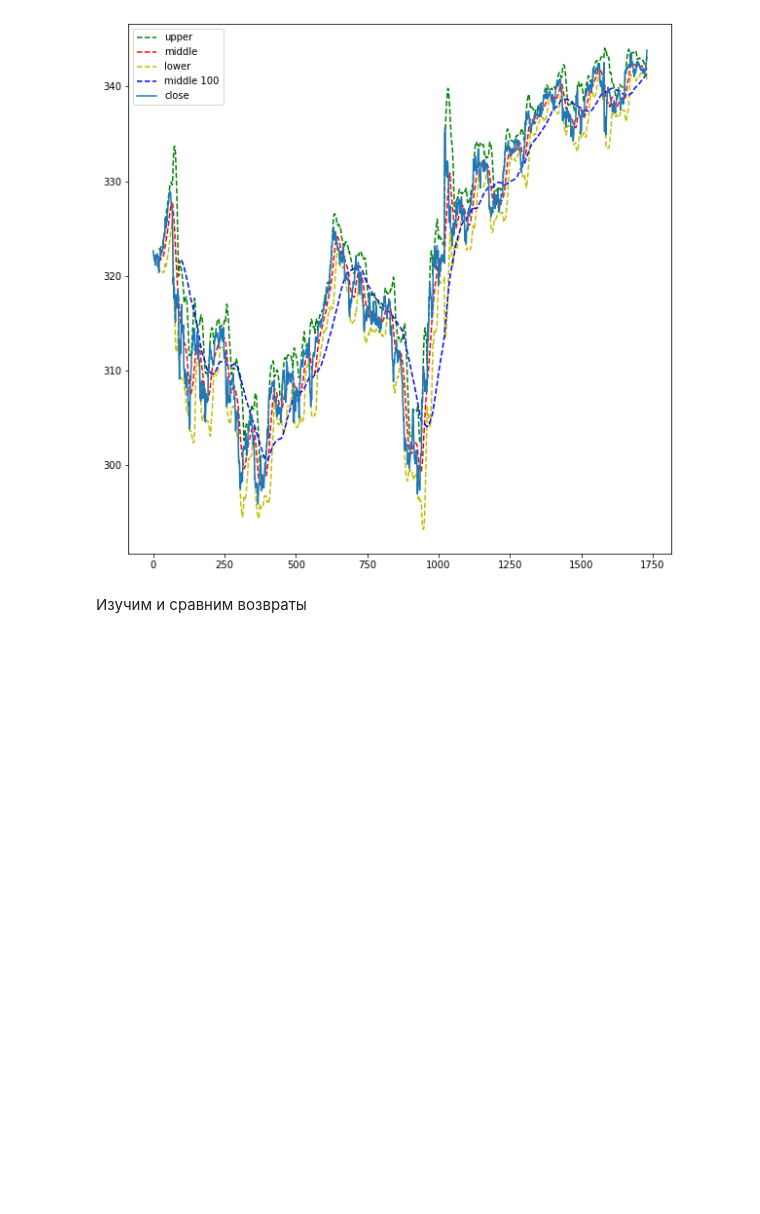
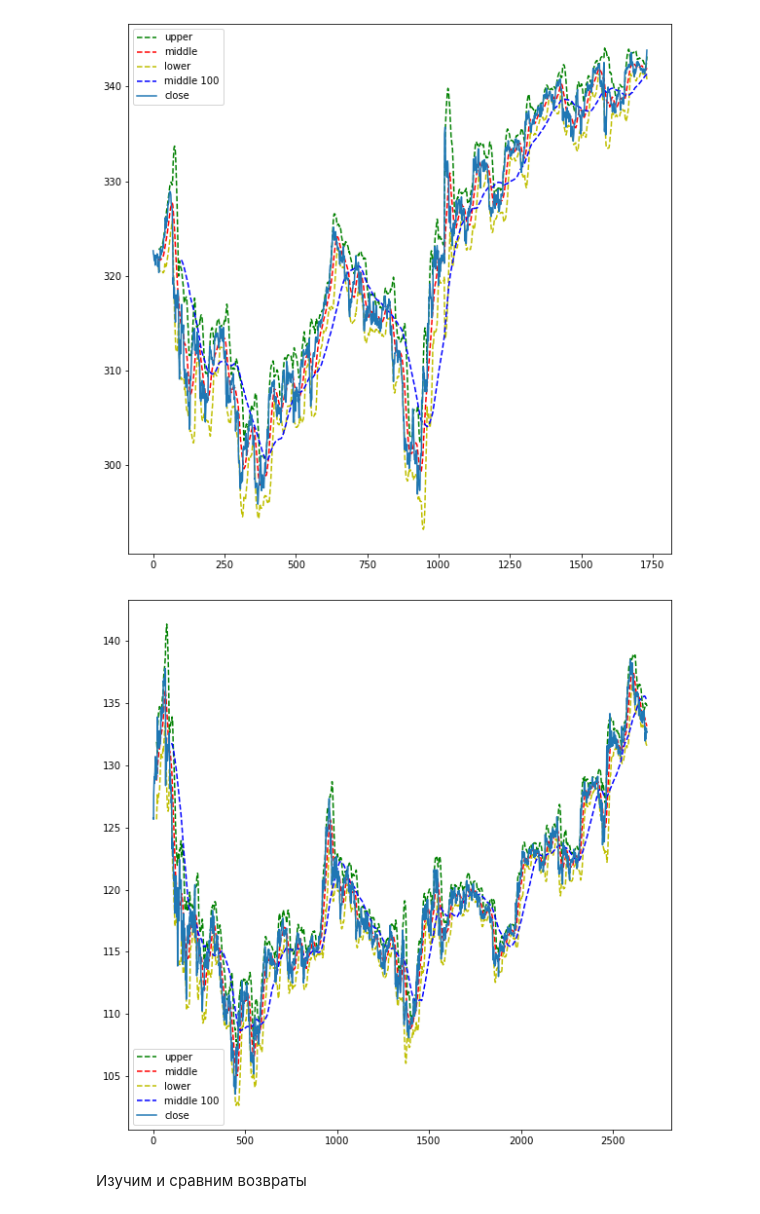
Before and after one commit to ssstoyanov-hse/statistical-analysis, a Jupyter notebook: HW10/HW 10 Stanislav Stoianov.ipynb, the cells around one changed output. Saved outputs shown, nothing was run; the diff lists cells and outputs as text; code cells hidden in the pictures; blank space fills up the shorter version.

```diff
--- a/HW10/HW 10 Stanislav Stoianov.ipynb
+++ b/HW10/HW 10 Stanislav Stoianov.ipynb
@@ -232,6 +264,21 @@ plt.legend()
 plt.show()
 # %% [output]
 [figure]
+# %%
+apple['middle_band'] = apple['<CLOSE>'].rolling(window=20).mean()
+apple['middle_band_100'] = apple['<CLOSE>'].rolling(window=100).mean()
+apple['upper_band'] = apple['<CLOSE>'].rolling(window=20).mean() + apple['<CLOSE>'].rolling(window=20).std()*2
+apple['lower_band'] = apple['<CLOSE>'].rolling(window=20).mean() - apple['<CLOSE>'].rolling(window=20).std()*2
+plt.figure(figsize=(10,10))
+plt.plot(apple['upper_band'], 'g--', label="upper")
+plt.plot(apple['middle_band'], 'r--', label="middle")
+plt.plot(apple['lower_band'], 'y--', label="lower")
+plt.plot(apple['middle_band_100'], 'b--', label="middle 100")
+plt.plot(apple['<CLOSE>'], label="close")
+plt.legend()
+plt.show()
+# %% [output]
+[figure, added]
 # %% [markdown]
 Изучим и сравним возвраты
 # %%
```
Also changed, not shown: parts of 8 cells of this notebook.
